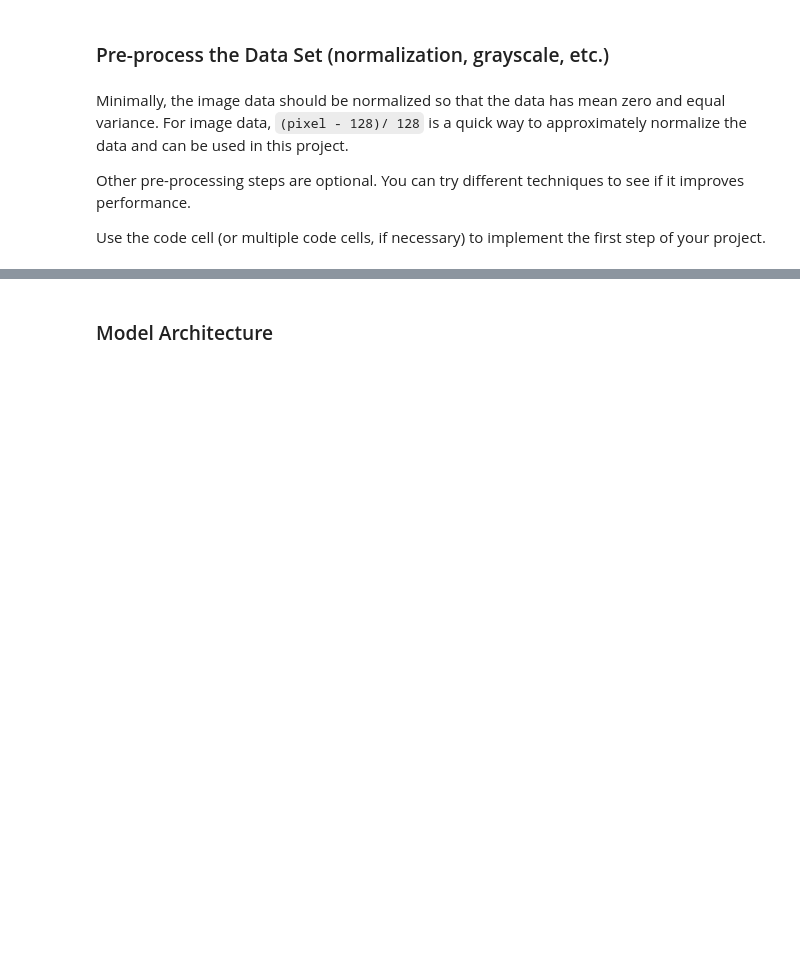
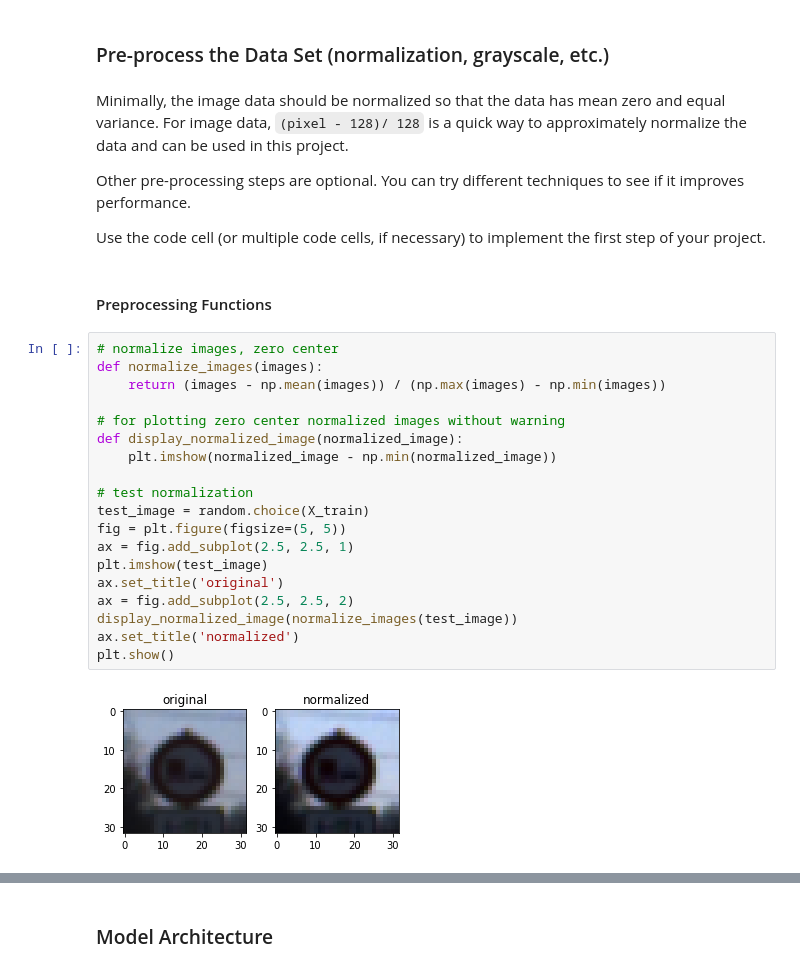
Before and after one commit to shunjilin/UdacityCarNDTrafficSignClassifier, a Jupyter notebook: Traffic_Sign_Classifier.ipynb, the cells around one changed output, grey strips where cells are left out. Saved outputs shown, nothing was run; the diff lists cells and outputs as text; blank space fills up the shorter version.

```diff
--- a/Traffic_Sign_Classifier.ipynb
+++ b/Traffic_Sign_Classifier.ipynb
@@ -156,3 +164,26 @@ Minimally, the image data should be normalized so that the data has mean zero an
 Other pre-processing steps are optional. You can try different techniques to see if it improves performance.
 
 Use the code cell (or multiple code cells, if necessary) to implement the first step of your project.
+# %% [markdown]
+#### Preprocessing Functions
+# %%
+# normalize images, zero center
+def normalize_images(images):
+    return (images - np.mean(images)) / (np.max(images) - np.min(images))
+
+# for plotting zero center normalized images without warning
+def display_normalized_image(normalized_image):
+    plt.imshow(normalized_image - np.min(normalized_image))
+
+# test normalization
+test_image = random.choice(X_train)
+fig = plt.figure(figsize=(5, 5))
+ax = fig.add_subplot(2.5, 2.5, 1)
+plt.imshow(test_image)
+ax.set_title('original')
+ax = fig.add_subplot(2.5, 2.5, 2)
+display_normalized_image(normalize_images(test_image))
+ax.set_title('normalized')
+plt.show()
+# %% [output]
+[figure, added]
```
Also changed, not shown: parts of 15 cells of this notebook.
